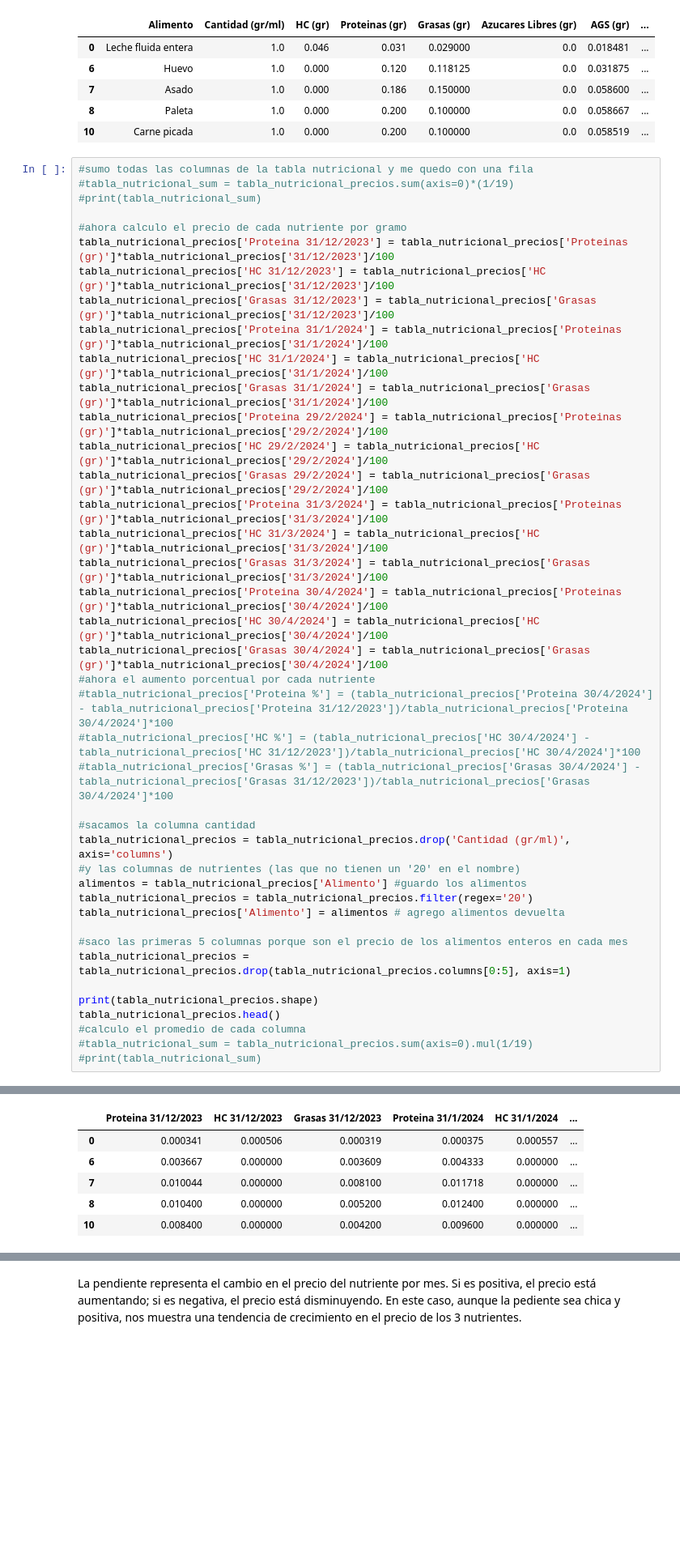
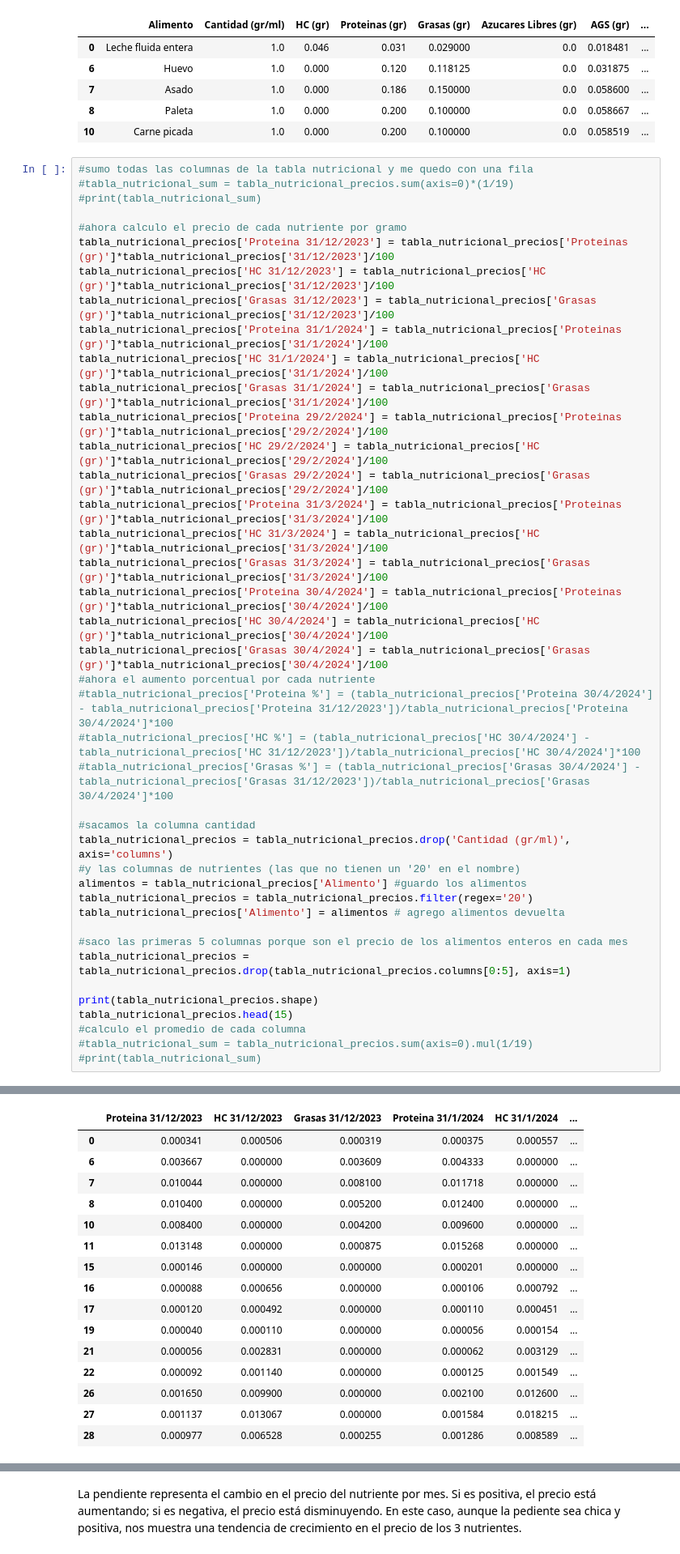
Before and after one commit to pedrobergaglio/algebra-lineal-computacional-2024, a Jupyter notebook: Enunciado TP2 y datos-20240601/Resolución.ipynb, the cells around one changed output, grey strips where cells are left out. Shown at 81% size. Saved outputs shown, nothing was run; the diff lists cells and outputs as text; blank space fills up the shorter version.

```diff
--- a/Enunciado TP2 y datos-20240601/Resolución.ipynb
+++ b/Enunciado TP2 y datos-20240601/Resolución.ipynb
@@ -580,34 +580,44 @@ tabla_nutricional_precios['Grasas 31/3/2024'] = tabla_nutricional_precios['Grasa
 tabla_nutricional_precios['Proteina 30/4/2024'] = tabla_nutricional_precios['Proteinas (gr)']*tabla_nutricional_precios['30/4/2024']/100
 tabla_nutricional_precios['HC 30/4/2024'] = tabla_nutricional_precios['HC (gr)']*tabla_nutricional_precios['30/4/2024']/100
 tabla_nutricional_precios['Grasas 30/4/2024'] = tabla_nutricional_precios['Grasas (gr)']*tabla_nutricional_precios['30/4/2024']/100
 #ahora el aumento porcentual por cada nutriente
 #tabla_nutricional_precios['Proteina %'] = (tabla_nutricional_precios['Proteina 30/4/2024'] - tabla_nutricional_precios['Proteina 31/12/2023'])/tabla_nutricional_precios['Proteina 30/4/2024']*100
 #tabla_nutricional_precios['HC %'] = (tabla_nutricional_precios['HC 30/4/2024'] - tabla_nutricional_precios['HC 31/12/2023'])/tabla_nutricional_precios['HC 30/4/2024']*100
 #tabla_nutricional_precios['Grasas %'] = (tabla_nutricional_precios['Grasas 30/4/2024'] - tabla_nutricional_precios['Grasas 31/12/2023'])/tabla_nutricional_precios['Grasas 30/4/2024']*100
 
 #sacamos la columna cantidad
 tabla_nutricional_precios = tabla_nutricional_precios.drop('Cantidad (gr/ml)', axis='columns')
 #y las columnas de nutrientes (las que no tienen un '20' en el nombre)
 alimentos = tabla_nutricional_precios['Alimento'] #guardo los alimentos
 tabla_nutricional_precios = tabla_nutricional_precios.filter(regex='20')
 tabla_nutricional_precios['Alimento'] = alimentos # agrego alimentos devuelta
 
 #saco las primeras 5 columnas porque son el precio de los alimentos enteros en cada mes
 tabla_nutricional_precios = tabla_nutricional_precios.drop(tabla_nutricional_precios.columns[0:5], axis=1)
 
 print(tabla_nutricional_precios.shape)
-tabla_nutricional_precios.head()
+tabla_nutricional_precios.head(15)
 #calculo el promedio de cada columna
 #tabla_nutricional_sum = tabla_nutricional_precios.sum(axis=0).mul(1/19)
 #print(tabla_nutricional_sum)
 # %% [output]
 (20, 16)
 |  | Proteina 31/12/2023 | HC 31/12/2023 | Grasas 31/12/2023 | Proteina 31/1/2024 | HC 31/1/2024 | ... |
 | 0 | 0.000341 | 0.000506 | 0.000319 | 0.000375 | 0.000557 | ... |
 | 6 | 0.003667 | 0.000000 | 0.003609 | 0.004333 | 0.000000 | ... |
 | 7 | 0.010044 | 0.000000 | 0.008100 | 0.011718 | 0.000000 | ... |
 | 8 | 0.010400 | 0.000000 | 0.005200 | 0.012400 | 0.000000 | ... |
 | 10 | 0.008400 | 0.000000 | 0.004200 | 0.009600 | 0.000000 | ... |
+| 11 | 0.013148 | 0.000000 | 0.000875 | 0.015268 | 0.000000 | ... |
+| 15 | 0.000146 | 0.000000 | 0.000000 | 0.000201 | 0.000000 | ... |
+| 16 | 0.000088 | 0.000656 | 0.000000 | 0.000106 | 0.000792 | ... |
+| 17 | 0.000120 | 0.000492 | 0.000000 | 0.000110 | 0.000451 | ... |
+| 19 | 0.000040 | 0.000110 | 0.000000 | 0.000056 | 0.000154 | ... |
+| 21 | 0.000056 | 0.002831 | 0.000000 | 0.000062 | 0.003129 | ... |
+| 22 | 0.000092 | 0.001140 | 0.000000 | 0.000125 | 0.001549 | ... |
+| 26 | 0.001650 | 0.009900 | 0.000000 | 0.002100 | 0.012600 | ... |
+| 27 | 0.001137 | 0.013067 | 0.000000 | 0.001584 | 0.018215 | ... |
+| 28 | 0.000977 | 0.006528 | 0.000255 | 0.001286 | 0.008589 | ... |
 # %%
 #tomamos las columnas para cada nutriente
 
```
Also changed, not shown: parts of 2 cells of this notebook.
